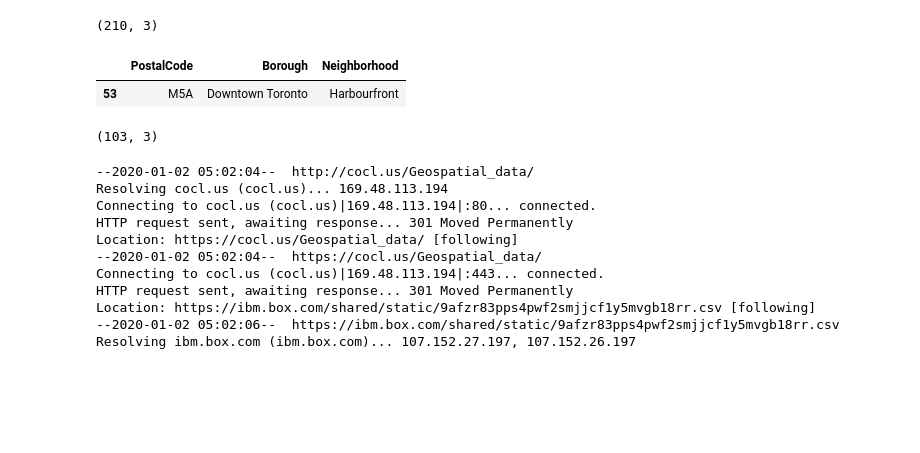
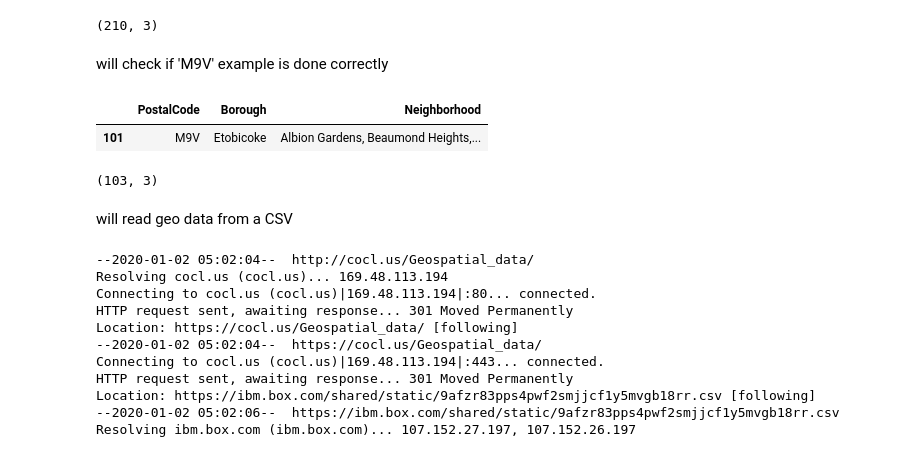
Before and after one commit to preethi101/Capstone_Assignment1, a Jupyter notebook: Week 3 Coursera part 3.ipynb, the cells around one changed output. Saved outputs shown, nothing was run; the diff lists cells and outputs as text; code cells hidden in the pictures; blank space fills up the shorter version.

```diff
--- a/Week 3 Coursera part 3.ipynb
+++ b/Week 3 Coursera part 3.ipynb
@@ -54,15 +54,19 @@ df = df.groupby('PostalCode').agg(
         'Borough':'first',
         'Neighborhood': ', '.join,}
     ).reset_index()
+# %% [markdown]
+will check if 'M9V' example is done correctly
 # %%
-df.loc[df['PostalCode'] == 'M5A']
+df.loc[df['PostalCode'] == 'M9V']
 # %% [output]
 |  | PostalCode | Borough | Neighborhood |
-| 53 | M5A | Downtown Toronto | Harbourfront |
+| 101 | M9V | Etobicoke | Albion Gardens, Beaumond Heights,... |
 # %%
 df.shape
 # %% [output]
 (103, 3)
+# %% [markdown]
+will read geo data from a CSV
 # %%
 !wget -O GeoCord.csv http://cocl.us/Geospatial_data/
 # %% [output]
```
Also changed, not shown: parts of 3 cells of this notebook.
